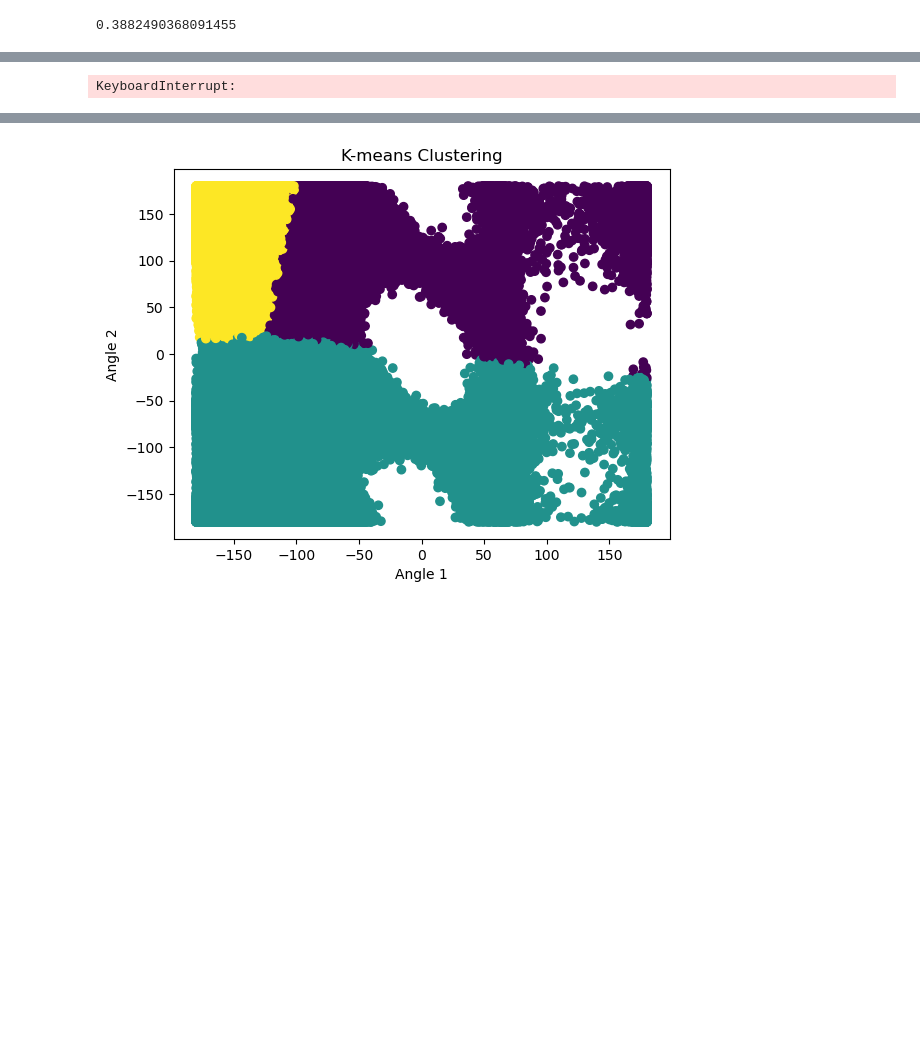
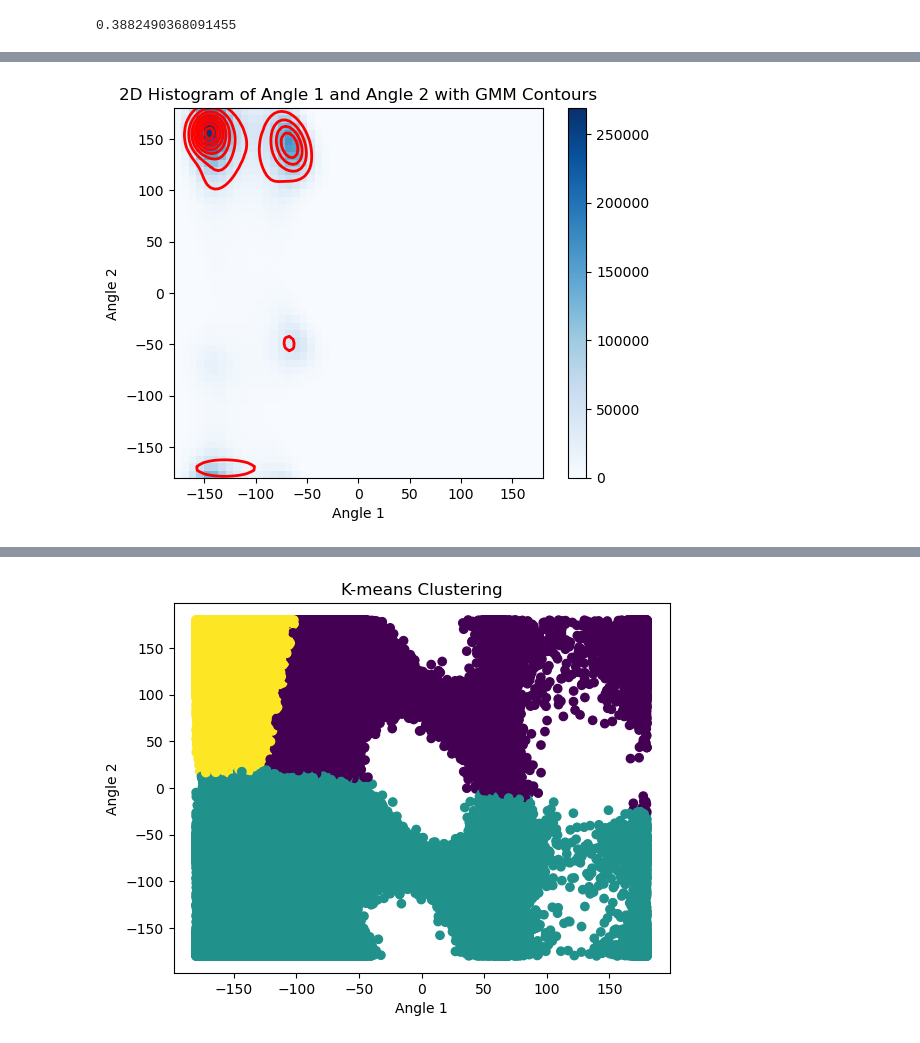
Before and after one commit to balu1029/gnn_uncertainty, a Jupyter notebook: datasets/helper/cv_visualizer.ipynb, the cells around one changed output, grey strips where cells are left out. Saved outputs shown, nothing was run; the diff lists cells and outputs as text; code cells hidden in the pictures; blank space fills up the shorter version.

```diff
--- a/datasets/helper/cv_visualizer.ipynb
+++ b/datasets/helper/cv_visualizer.ipynb
@@ -119,30 +129,21 @@ print(get_histogram_difference(log_hist_paper, log_hist_henrik))
 # %%
-dihedral_angles = np.array([psi_henrik, phi_henrik]).T
-scaler = StandardScaler()
-dihedral_angles_scaled = scaler.fit_transform(dihedral_angles)
-
-# Fit a Gaussian Mixture Model to the dihedral angles
-gmm = GaussianMixture(n_components=4)  # Change n_components as needed
-gmm.fit(dihedral_angles_scaled)
-
-# plot the histogram log scaled
+# plot the histogram
 hist, xedges, yedges = np.histogram2d(phi_henrik, psi_henrik, bins=50)
-log_hist = np.log(hist+1)
-plt.imshow(log_hist, origin='lower', extent=[xedges[0], xedges[-1], yedges[0], yedges[-1]], cmap='Blues')
+plt.imshow(hist, origin='lower', extent=[xedges[0], xedges[-1], yedges[0], yedges[-1]], cmap='Blues')
+plt.colorbar()
 
 # Overlay the GMM contours
 
 x = np.linspace(xedges_henrik[0], xedges_henrik[-1], 100)
 y = np.linspace(yedges_henrik[0], yedges_henrik[-1], 100)
 X, Y = np.meshgrid(x, y)
 XY = np.column_stack([X.ravel(), Y.ravel()])
 XY_scaled = scaler.transform(XY)
 Z = np.exp(gmm.score_samples(XY_scaled)).reshape(X.shape)
 plt.contour(X, Y, Z, levels=10, linewidths=2, colors='r')
-plt.colorbar()
 plt.xlabel('Angle 1')
 plt.ylabel('Angle 2')
 plt.title('2D Histogram of Angle 1 and Angle 2 with GMM Contours')
 plt.show()
 # %% [output]
-KeyboardInterrupt:
+[figure, added]
```
Also changed, not shown: parts of 4 cells of this notebook.
